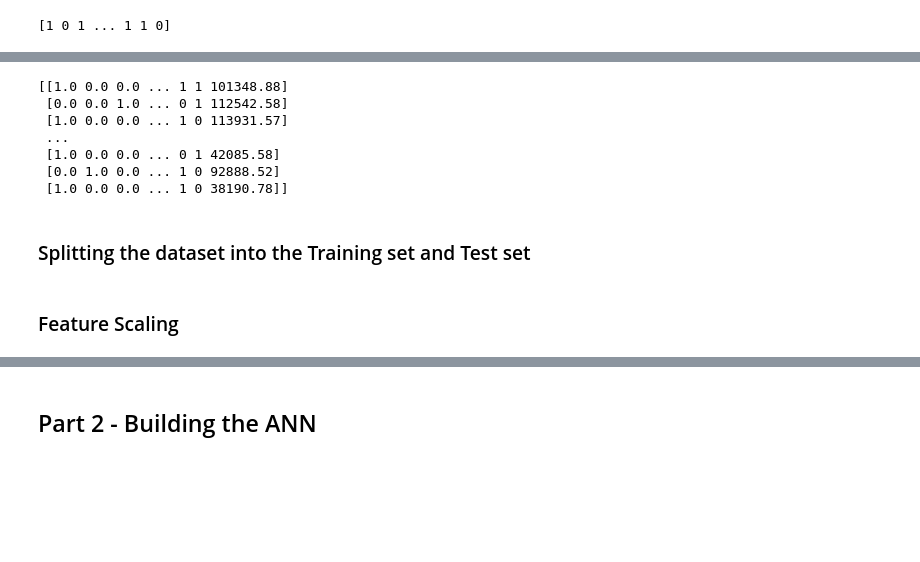
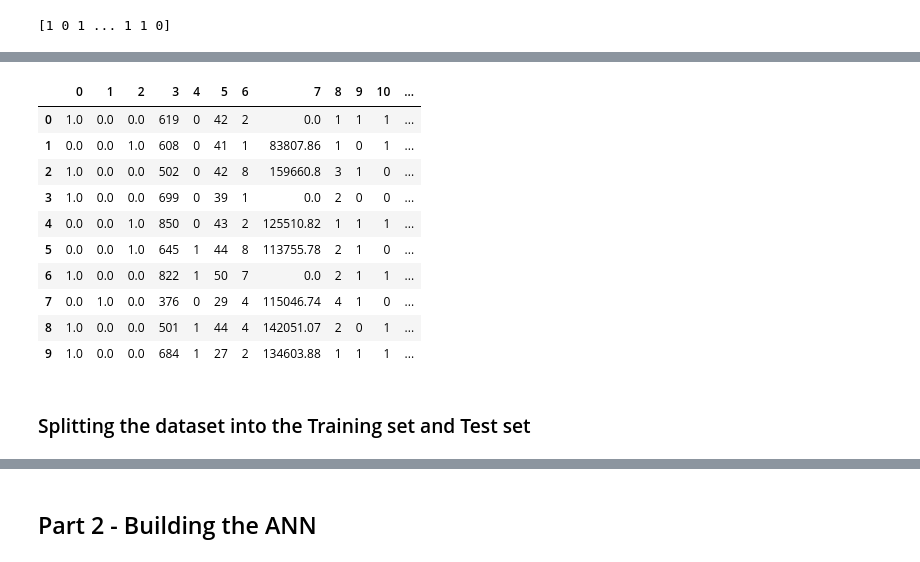
Before and after one commit to costinchelu/workspace-ml, a Jupyter notebook: ml-from-a-to-z-udemy/Part 8 - Deep Learning/Section 39 - Artificial Neural Networks (ANN)/artificial_neural_network.ipynb, the cells around one changed output, grey strips where cells are left out. Saved outputs shown, nothing was run; the diff lists cells and outputs as text; code cells hidden in the pictures; blank space fills up the shorter version.

```diff
--- a/ml-from-a-to-z-udemy/Part 8 - Deep Learning/Section 39 - Artificial Neural Networks (ANN)/artificial_neural_network.ipynb
+++ b/ml-from-a-to-z-udemy/Part 8 - Deep Learning/Section 39 - Artificial Neural Networks (ANN)/artificial_neural_network.ipynb
@@ -58,15 +346,19 @@ from sklearn.preprocessing import OneHotEncoder
 ct = ColumnTransformer(transformers=[('encoder', OneHotEncoder(), [1])], remainder='passthrough')
 X = np.array(ct.fit_transform(X))
-# %%
-print(X)
-# %% [output]
-[[1.0 0.0 0.0 ... 1 1 101348.88]
- [0.0 0.0 1.0 ... 0 1 112542.58]
- [1.0 0.0 0.0 ... 1 0 113931.57]
- ...
- [1.0 0.0 0.0 ... 0 1 42085.58]
- [0.0 1.0 0.0 ... 1 0 92888.52]
- [1.0 0.0 0.0 ... 1 0 38190.78]]
+# %%
+display(pd.DataFrame(X).head(10))
+# %% [output]
+|  | 0 | 1 | 2 | 3 | 4 | 5 | 6 | 7 | 8 | 9 | 10 | ... |
+| 0 | 1.0 | 0.0 | 0.0 | 619 | 0 | 42 | 2 | 0.0 | 1 | 1 | 1 | ... |
+| 1 | 0.0 | 0.0 | 1.0 | 608 | 0 | 41 | 1 | 83807.86 | 1 | 0 | 1 | ... |
+| 2 | 1.0 | 0.0 | 0.0 | 502 | 0 | 42 | 8 | 159660.8 | 3 | 1 | 0 | ... |
+| 3 | 1.0 | 0.0 | 0.0 | 699 | 0 | 39 | 1 | 0.0 | 2 | 0 | 0 | ... |
+| 4 | 0.0 | 0.0 | 1.0 | 850 | 0 | 43 | 2 | 125510.82 | 1 | 1 | 1 | ... |
+| 5 | 0.0 | 0.0 | 1.0 | 645 | 1 | 44 | 8 | 113755.78 | 2 | 1 | 0 | ... |
+| 6 | 1.0 | 0.0 | 0.0 | 822 | 1 | 50 | 7 | 0.0 | 2 | 1 | 1 | ... |
+| 7 | 0.0 | 1.0 | 0.0 | 376 | 0 | 29 | 4 | 115046.74 | 4 | 1 | 0 | ... |
+| 8 | 1.0 | 0.0 | 0.0 | 501 | 1 | 44 | 4 | 142051.07 | 2 | 0 | 1 | ... |
+| 9 | 1.0 | 0.0 | 0.0 | 684 | 1 | 27 | 2 | 134603.88 | 1 | 1 | 1 | ... |
 # %% [markdown]
 ### Splitting the dataset into the Training set and Test set
 # %%
@@ -75,2 +367,0 @@ X_train, X_test, y_train, y_test = train_test_split(X, y, test_size = 0.2, rando
-# %% [markdown]
-### Feature Scaling
```
Also changed, not shown: parts of 32 cells of this notebook.
